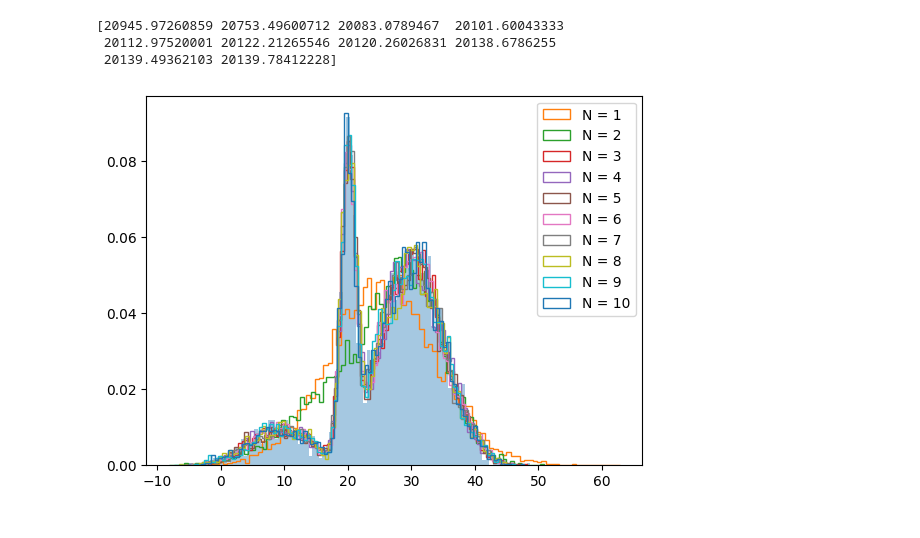
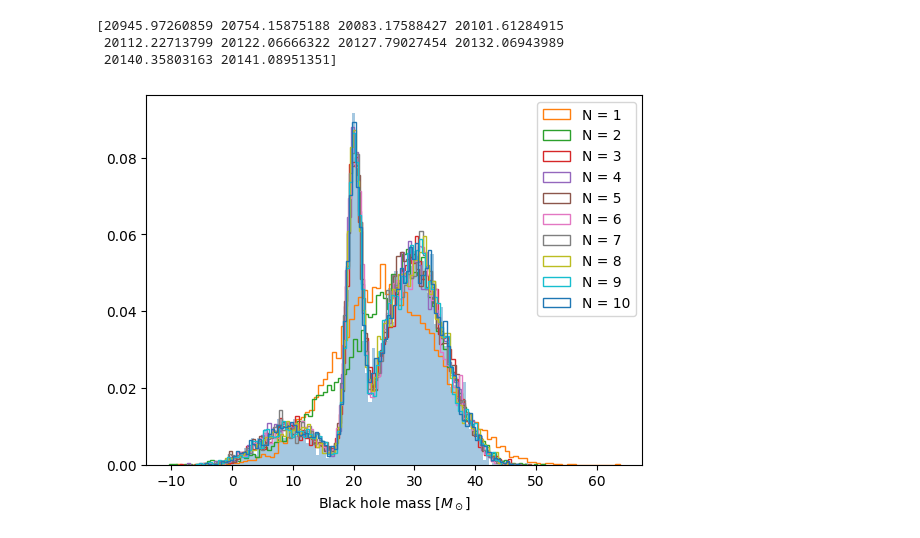
Before and after one commit to GiuliaConti/astrostatistics_bicocca_2024, a Jupyter notebook: working/E07_L06.ipynb, the cells around one changed output. Drawn from its saved outputs; the diff is of its cells as text; code cells hidden in the pictures.

```diff
--- a/working/E07_L06.ipynb
+++ b/working/E07_L06.ipynb
@@ -12,26 +15,27 @@ Shape: (2950, 1)
 # %%
 ncomp_arr = np.linspace(1,10,10).astype(int)
 AIC = np.zeros(10)
 
 x0 = np.linspace(0,50,1000)
 x = x0[:,np.newaxis]
 n_sample = 10000
 
 plt.hist(data, bins=100, density=True, alpha=0.4)
 
 for ncomponents in ncomp_arr[:10]:
     model = GaussianMixture(n_components=ncomponents)
     gm = model.fit(data)
     samples = gm.sample(n_sample)
     plt.hist(samples[0], bins=100, density=True, histtype='step', label="N = "+str(ncomponents))
     AIC[ncomponents-1] = gm.aic(data)
 
 print(AIC)
 
+plt.xlabel("Black hole mass $[M_\odot]$")
 plt.legend()
 plt.show()
 # %% [output]
-[20945.97260859 20753.49600712 20083.0789467  20101.60043333
- 20112.97520001 20122.21265546 20120.26026831 20138.6786255
- 20139.49362103 20139.78412228]
+[20945.97260859 20754.15875188 20083.17588427 20101.61284915
+ 20112.22713799 20122.06666322 20127.79027454 20132.06943989
+ 20140.35803163 20141.08951351]
-[figure, old version]
+[figure, new version]
```
Also changed, not shown: parts of 14 cells of this notebook, 2 other files.
